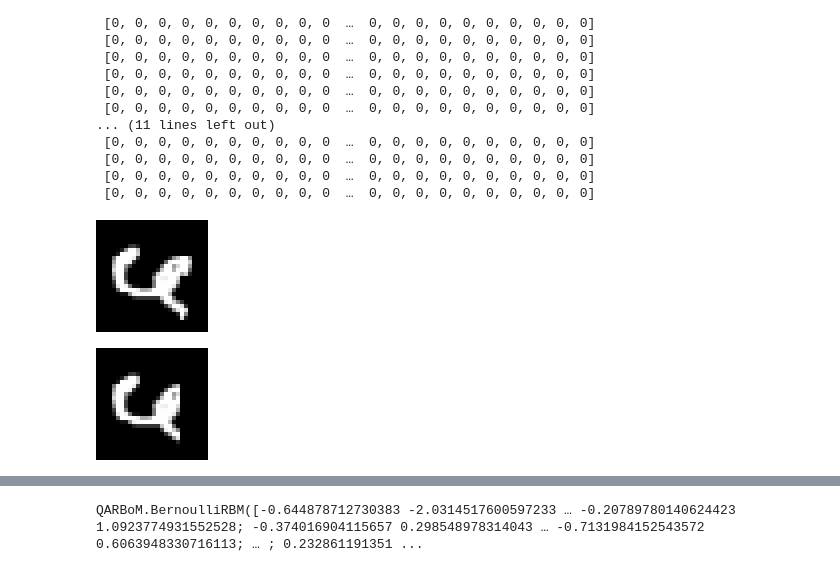
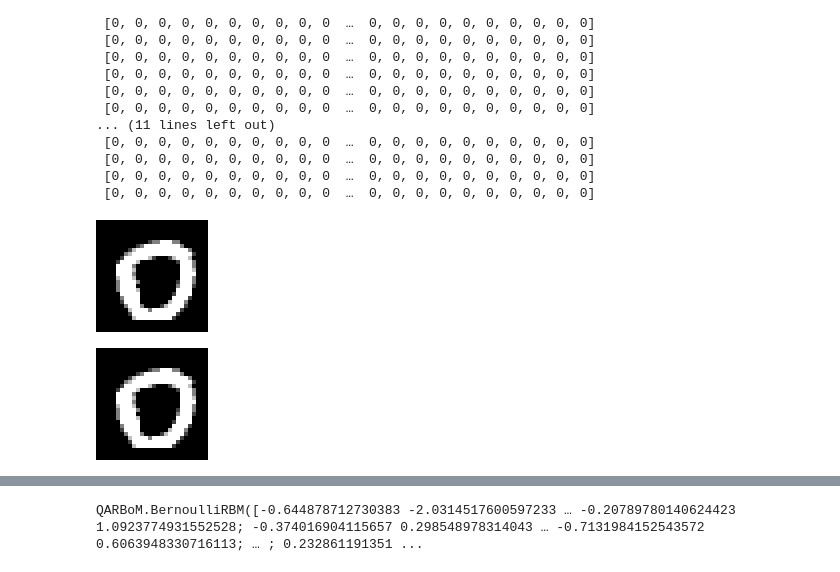
Before and after one commit to NITeQ/QARBoM.jl, a Jupyter notebook: example/MNIST_PCD.ipynb, the cells around one changed output, grey strips where cells are left out. Drawn from its saved outputs; the diff is of its cells as text; code cells hidden in the pictures.

```diff
--- a/example/MNIST_PCD.ipynb
+++ b/example/MNIST_PCD.ipynb
@@ -172,16 +163,16 @@ x_bin_test = [
  [0, 0, 0, 0, 0, 0, 0, 0, 0, 0  …  0, 0, 0, 0, 0, 0, 0, 0, 0, 0]
  [0, 0, 0, 0, 0, 0, 0, 0, 0, 0  …  0, 0, 0, 0, 0, 0, 0, 0, 0, 0]
 # %%
-original_vec = x_test[893]
+original_vec = x_test[5000]
 original_img = 1.0 .* reshape(original_vec, (28,28))
 colorview(Gray, original_img)
 # %% [output]
-[figure, old version]
+[figure, new version]
 # %%
-cut = 590
+cut = 784
 corrupted_vec = vcat(original_vec[1:cut], zeros(784-cut))
 corrupted_img = 1.0 .* reshape(corrupted_vec, (28,28))
 colorview(Gray, corrupted_img)
 # %% [output]
-[figure, old version]
+[figure, new version]
 # %%
```
Also changed, not shown: parts of 7 cells of this notebook, 8 other files.
